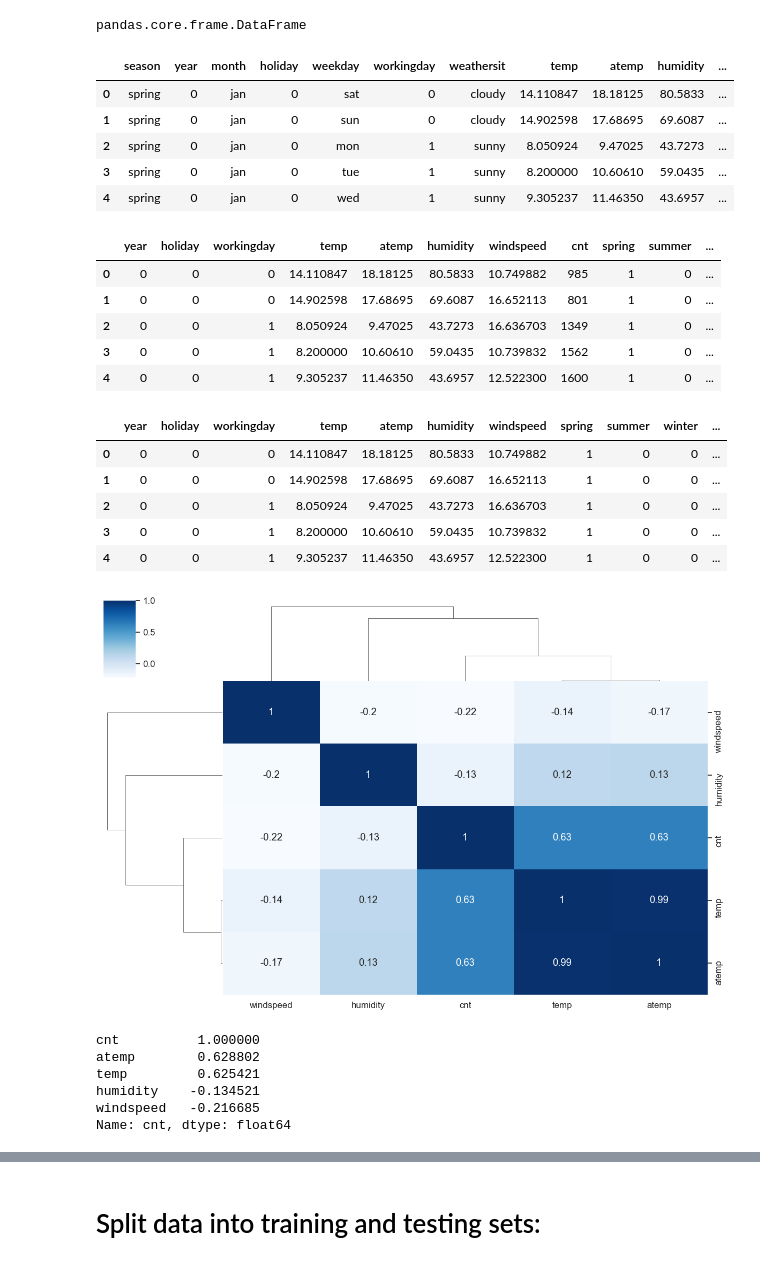
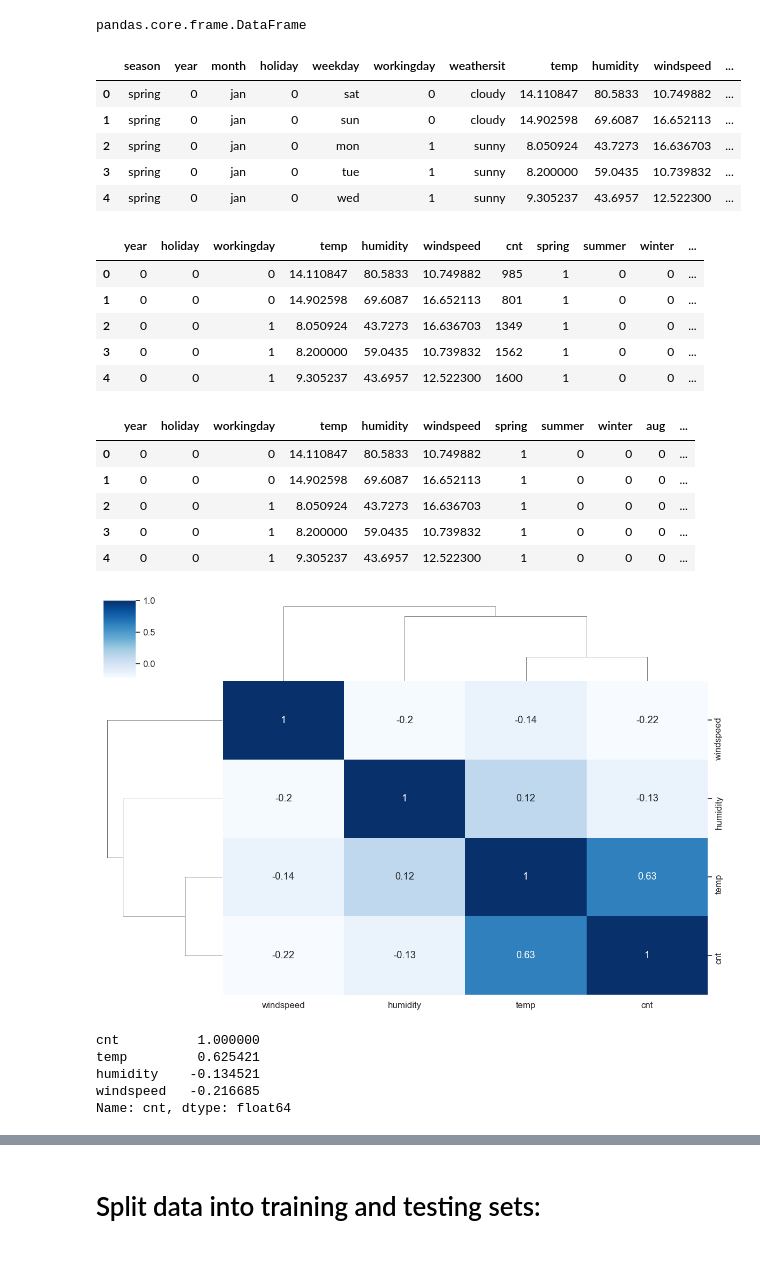
Before and after one commit to kajalmahata123/bike_sharing, a Jupyter notebook: bike_sharing.ipynb, the cells around one changed output, grey strips where cells are left out. Saved outputs shown, nothing was run; the diff lists cells and outputs as text; code cells hidden in the pictures.

```diff
--- a/bike_sharing.ipynb
+++ b/bike_sharing.ipynb
@@ -580,4 +669,6 @@ plot.show()
 - temp and atemp are highly co-related with each other
 #### As seen from the correlation map, output variable has a linear relationship with variables like temp, atemp.
 #### Here we see that temp and atemp has correlation more than .99 means almost 1 (highly correlated) and atemp seems to be derived from temp so atemp field can be dropped here only
+# %%
+df.drop(['atemp'], axis = 1, inplace = True)
 # %%
@@ -602,12 +694,12 @@ df_new = pd.concat([df,seasons_df,months_df,weekdays_df,weathersit_df],axis=1)
 # %%
 df_new.head()
 # %% [output]
-|  | season | year | month | holiday | weekday | workingday | weathersit | temp | atemp | humidity | ... |
-| 0 | spring | 0 | jan | 0 | sat | 0 | cloudy | 14.110847 | 18.18125 | 80.5833 | ... |
-| 1 | spring | 0 | jan | 0 | sun | 0 | cloudy | 14.902598 | 17.68695 | 69.6087 | ... |
-| 2 | spring | 0 | jan | 0 | mon | 1 | sunny | 8.050924 | 9.47025 | 43.7273 | ... |
-| 3 | spring | 0 | jan | 0 | tue | 1 | sunny | 8.200000 | 10.60610 | 59.0435 | ... |
-| 4 | spring | 0 | jan | 0 | wed | 1 | sunny | 9.305237 | 11.46350 | 43.6957 | ... |
+|  | season | year | month | holiday | weekday | workingday | weathersit | temp | humidity | windspeed | ... |
+| 0 | spring | 0 | jan | 0 | sat | 0 | cloudy | 14.110847 | 80.5833 | 10.749882 | ... |
+| 1 | spring | 0 | jan | 0 | sun | 0 | cloudy | 14.902598 | 69.6087 | 16.652113 | ... |
+| 2 | spring | 0 | jan | 0 | mon | 1 | sunny | 8.050924 | 43.7273 | 16.636703 | ... |
+| 3 | spring | 0 | jan | 0 | tue | 1 | sunny | 8.200000 | 59.0435 | 10.739832 | ... |
+| 4 | spring | 0 | jan | 0 | wed | 1 | sunny | 9.305237 | 43.6957 | 12.522300 | ... |
 # %%
 # dropping unnecessary columns as we have already created dummy variable out of it.
 df_new.drop(['season','month','weekday','weathersit'], axis = 1, inplace = True)
@@ -616,37 +708,36 @@ df_new.drop(['season','month','weekday','weathersit'], axis = 1, inplace = True)
 
 df_new.head()
 # %% [output]
-|  | year | holiday | workingday | temp | atemp | humidity | windspeed | cnt | spring | summer | ... |
-| 0 | 0 | 0 | 0 | 14.110847 | 18.18125 | 80.5833 | 10.749882 | 985 | 1 | 0 | ... |
-| 1 | 0 | 0 | 0 | 14.902598 | 17.68695 | 69.6087 | 16.652113 | 801 | 1 | 0 | ... |
-| 2 | 0 | 0 | 1 | 8.050924 | 9.47025 | 43.7273 | 16.636703 | 1349 | 1 | 0 | ... |
-| 3 | 0 | 0 | 1 | 8.200000 | 10.60610 | 59.0435 | 10.739832 | 1562 | 1 | 0 | ... |
-| 4 | 0 | 0 | 1 | 9.305237 | 11.46350 | 43.6957 | 12.522300 | 1600 | 1 | 0 | ... |
+|  | year | holiday | workingday | temp | humidity | windspeed | cnt | spring | summer | winter | ... |
+| 0 | 0 | 0 | 0 | 14.110847 | 80.5833 | 10.749882 | 985 | 1 | 0 | 0 | ... |
+| 1 | 0 | 0 | 0 | 14.902598 | 69.6087 | 16.652113 | 801 | 1 | 0 | 0 | ... |
+| 2 | 0 | 0 | 1 | 8.050924 | 43.7273 | 16.636703 | 1349 | 1 | 0 | 0 | ... |
+| 3 | 0 | 0 | 1 | 8.200000 | 59.0435 | 10.739832 | 1562 | 1 | 0 | 0 | ... |
+| 4 | 0 | 0 | 1 | 9.305237 | 43.6957 | 12.522300 | 1600 | 1 | 0 | 0 | ... |
 # %%
 df_new = df_new.reindex(columns=[col for col in df_new.columns if col != 'cnt'] + ['cnt'])
 # %%
 df_new.head()
 # %% [output]
-|  | year | holiday | workingday | temp | atemp | humidity | windspeed | spring | summer | winter | ... |
-| 0 | 0 | 0 | 0 | 14.110847 | 18.18125 | 80.5833 | 10.749882 | 1 | 0 | 0 | ... |
-| 1 | 0 | 0 | 0 | 14.902598 | 17.68695 | 69.6087 | 16.652113 | 1 | 0 | 0 | ... |
-| 2 | 0 | 0 | 1 | 8.050924 | 9.47025 | 43.7273 | 16.636703 | 1 | 0 | 0 | ... |
-| 3 | 0 | 0 | 1 | 8.200000 | 10.60610 | 59.0435 | 10.739832 | 1 | 0 | 0 | ... |
-| 4 | 0 | 0 | 1 | 9.305237 | 11.46350 | 43.6957 | 12.522300 | 1 | 0 | 0 | ... |
+|  | year | holiday | workingday | temp | humidity | windspeed | spring | summer | winter | aug | ... |
+| 0 | 0 | 0 | 0 | 14.110847 | 80.5833 | 10.749882 | 1 | 0 | 0 | 0 | ... |
+| 1 | 0 | 0 | 0 | 14.902598 | 69.6087 | 16.652113 | 1 | 0 | 0 | 0 | ... |
+| 2 | 0 | 0 | 1 | 8.050924 | 43.7273 | 16.636703 | 1 | 0 | 0 | 0 | ... |
+| 3 | 0 | 0 | 1 | 8.200000 | 59.0435 | 10.739832 | 1 | 0 | 0 | 0 | ... |
+| 4 | 0 | 0 | 1 | 9.305237 | 43.6957 | 12.522300 | 1 | 0 | 0 | 0 | ... |
 # %%
-numerical_columns = ['temp','atemp','humidity','windspeed','cnt']
+numerical_columns = ['temp','humidity','windspeed','cnt']
 corr = df_new[numerical_columns].corr()
 sea.set(font_scale=1.1)
 sea.clustermap(corr, annot=True, figsize=(12, 8), cmap="Blues")
 plot.show()
 # %% [output]
-[figure, old version]
+[figure, new version]
 # %%
 cnt_corr = corr['cnt']
 cnt_corr.sort_values(ascending=False)
 # %% [output]
 cnt          1.000000
-atemp        0.628802
 temp         0.625421
 humidity    -0.134521
 windspeed   -0.216685
```
Also changed, not shown: parts of 36 cells of this notebook.
